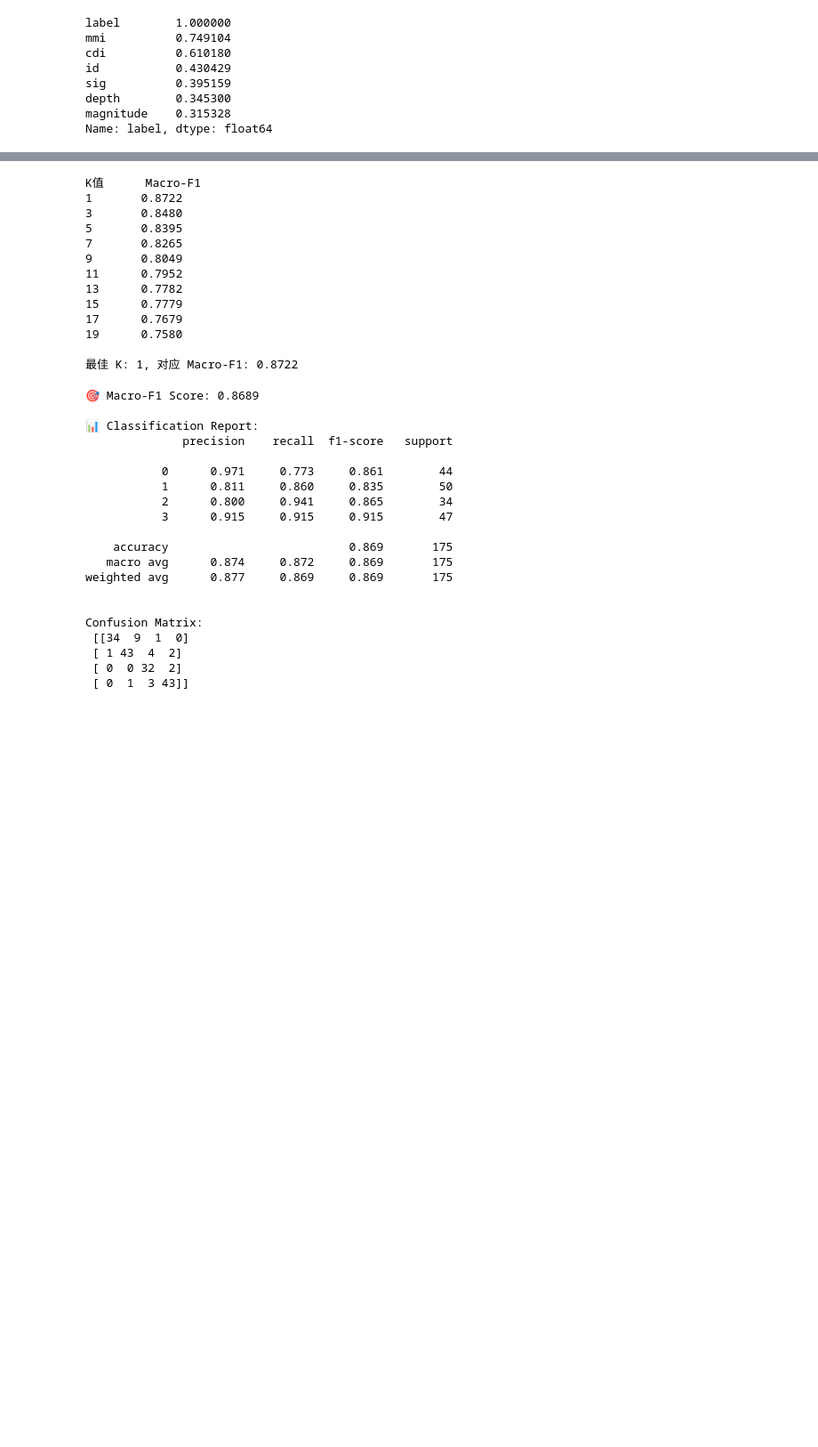
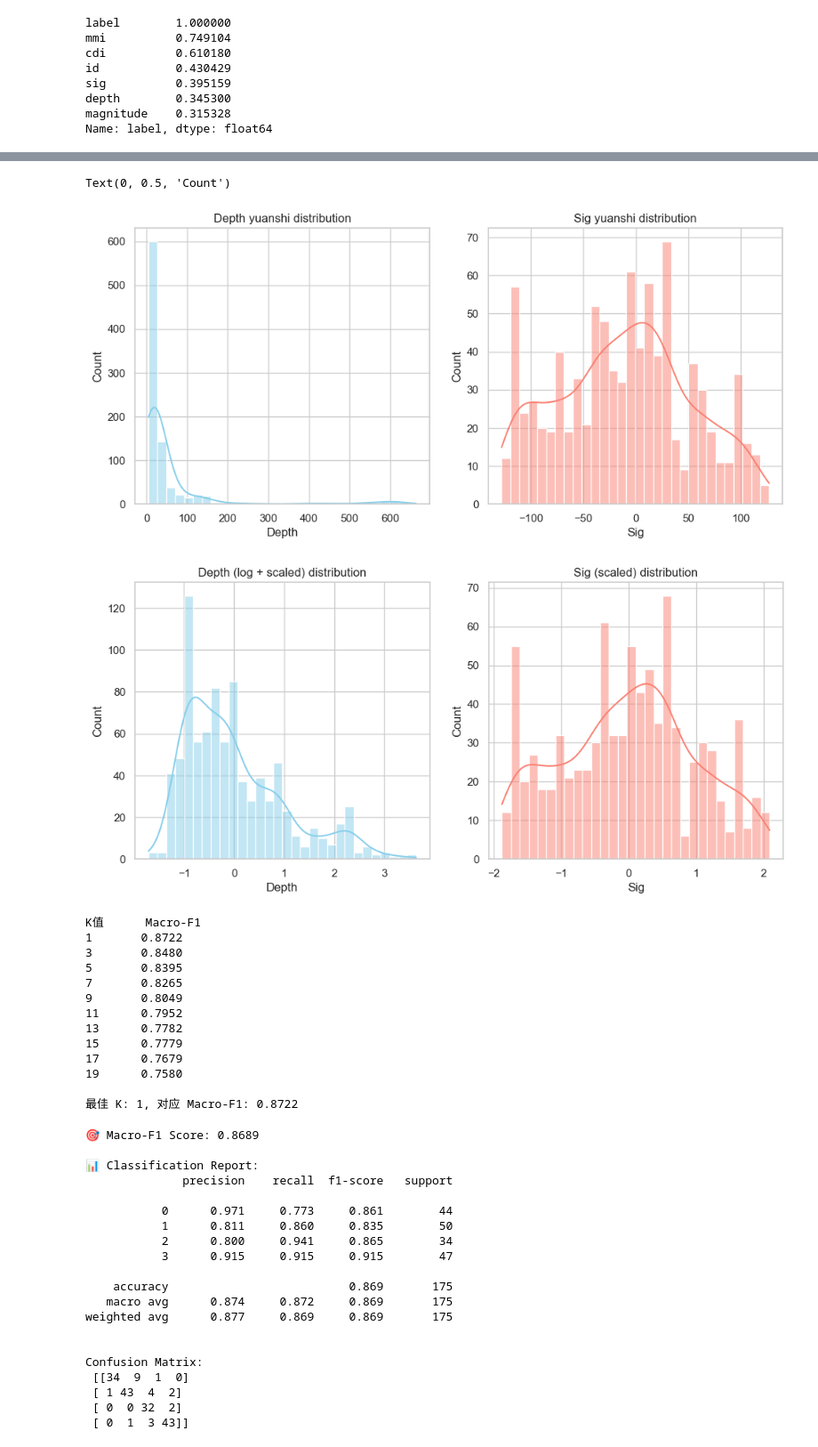
Before and after one commit to ssyss-513/MyColab, a Jupyter notebook: COMP5434/5434_task1.ipynb, the cells around one changed output, grey strips where cells are left out. Shown: that part at 89% size. Saved outputs shown, nothing was run; the diff lists cells and outputs as text; code cells hidden in the pictures; blank space fills up the shorter version.

```diff
--- a/COMP5434/5434_task1.ipynb
+++ b/COMP5434/5434_task1.ipynb
@@ -230,3 +200,40 @@ X_test_scaled shape: (175, 5)
+# %%
+plt.figure(figsize=(18,5))
+
+# 1️⃣ depth 分布
+plt.subplot(1,3,1)
+sns.histplot(df['depth'], kde=True, bins=30, color='skyblue')
+plt.title('Depth yuanshi distribution')
+plt.xlabel('Depth')
+plt.ylabel('Count')
+
+# 2️⃣ sig 分布
+plt.subplot(1,3,2)
+sns.histplot(df['sig'], kde=True, bins=30, color='salmon')
+plt.title('Sig yuanshi distribution')
+plt.xlabel('Sig')
+plt.ylabel('Count')
+
+
+plt.figure(figsize=(18,5))
+
+# 1️⃣ depth 分布
+plt.subplot(1,3,1)
+sns.histplot(df_cleaned['depth'], kde=True, bins=30, color='skyblue')
+plt.title('Depth (log + scaled) distribution')
+plt.xlabel('Depth')
+plt.ylabel('Count')
+
+# 2️⃣ sig 分布
+plt.subplot(1,3,2)
+sns.histplot(df_cleaned['sig'], kde=True, bins=30, color='salmon')
+plt.title('Sig (scaled) distribution')
+plt.xlabel('Sig')
+plt.ylabel('Count')
+# %% [output]
+Text(0, 0.5, 'Count')
+[figure, added]
+[figure, added]
 # %%
 # from sklearn.decomposition import PCA
 # # ===== PCA 降维 =====
```
Also changed, not shown: parts of 6 cells of this notebook, 2 other files.
